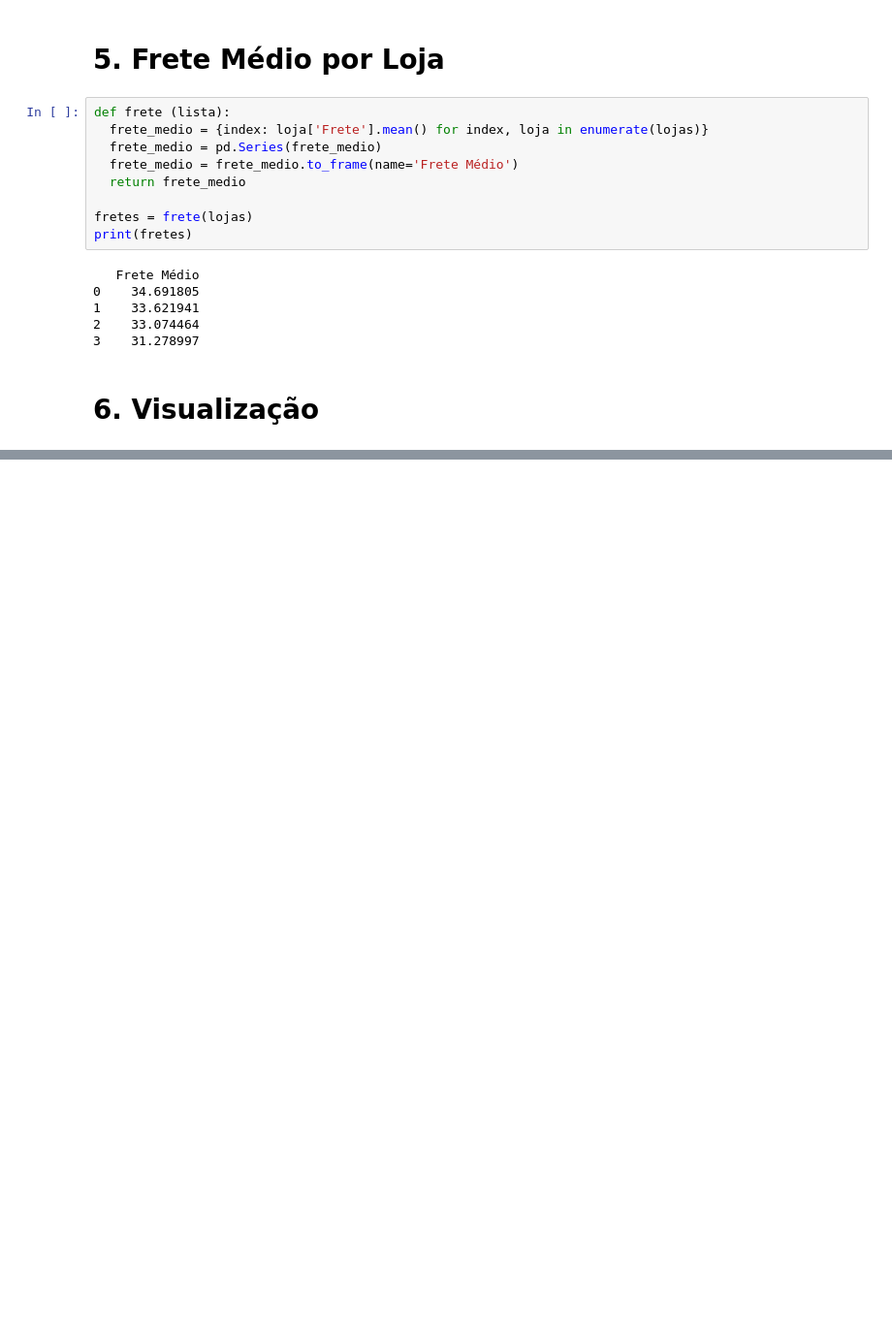
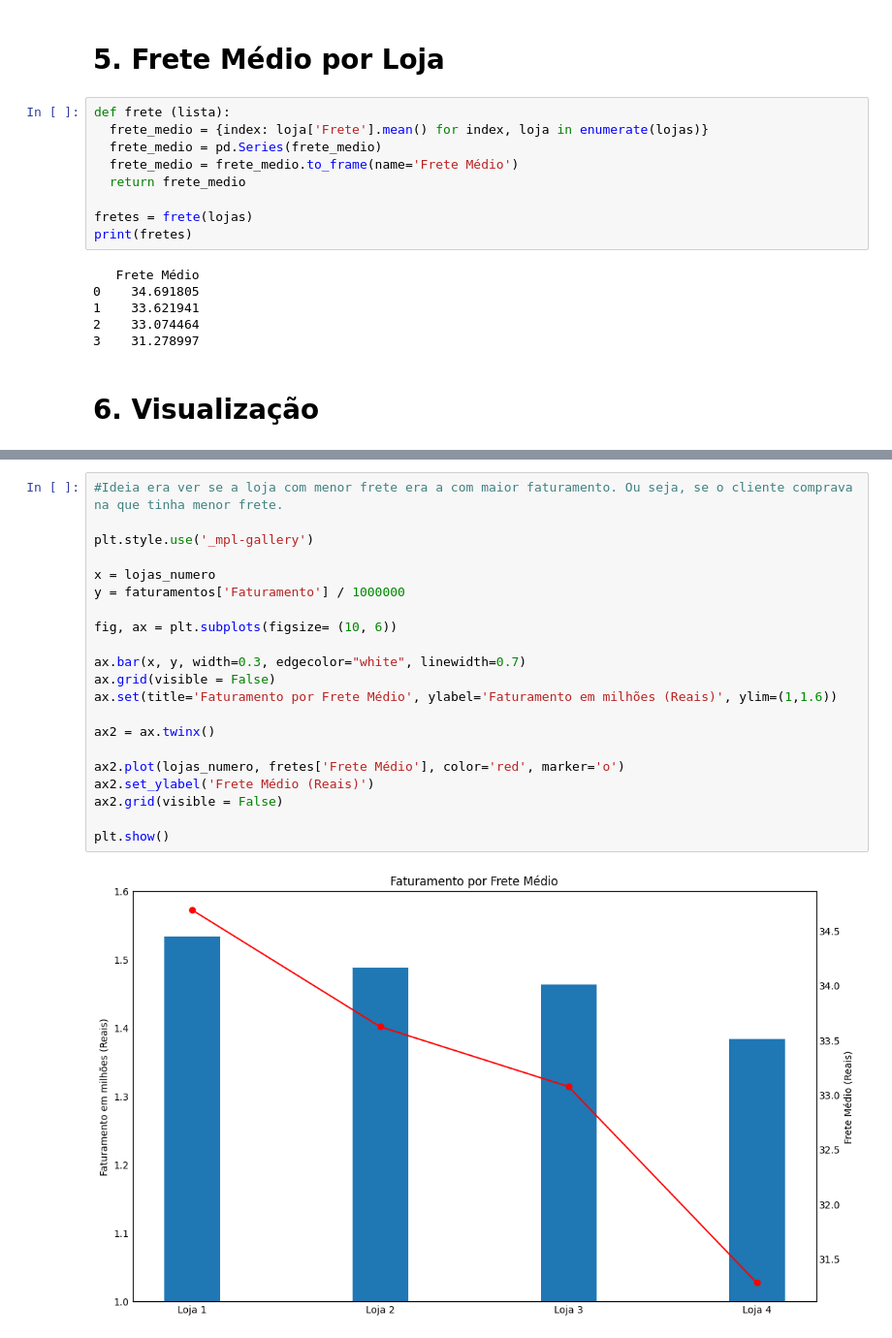
Before and after one commit to GuilhermeFernandez/AluraStore, a Jupyter notebook: AluraStoreBrasil.ipynb, the cells around one changed output, grey strips where cells are left out. Shown at 97% size. Cells and saved outputs as stored; diff of their text form; blank space fills up the shorter version.

```diff
--- a/AluraStoreBrasil.ipynb
+++ b/AluraStoreBrasil.ipynb
@@ -204,3 +202,26 @@ ax.set(xlim=(0, 8), xticks=np.arange(1, 8),
 plt.show()
 # %% [output]
 [figure]
+# %%
+#Ideia era ver se a loja com menor frete era a com maior faturamento. Ou seja, se o cliente comprava na que tinha menor frete.
+
+plt.style.use('_mpl-gallery')
+
+x = lojas_numero
+y = faturamentos['Faturamento'] / 1000000
+
+fig, ax = plt.subplots(figsize= (10, 6))
+
+ax.bar(x, y, width=0.3, edgecolor="white", linewidth=0.7)
+ax.grid(visible = False)
+ax.set(title='Faturamento por Frete Médio', ylabel='Faturamento em milhões (Reais)', ylim=(1,1.6))
+
+ax2 = ax.twinx()
+
+ax2.plot(lojas_numero, fretes['Frete Médio'], color='red', marker='o')
+ax2.set_ylabel('Frete Médio (Reais)')
+ax2.grid(visible = False)
+
+plt.show()
+# %% [output]
+[figure, added]
```
Also changed, not shown: parts of 3 cells of this notebook.
